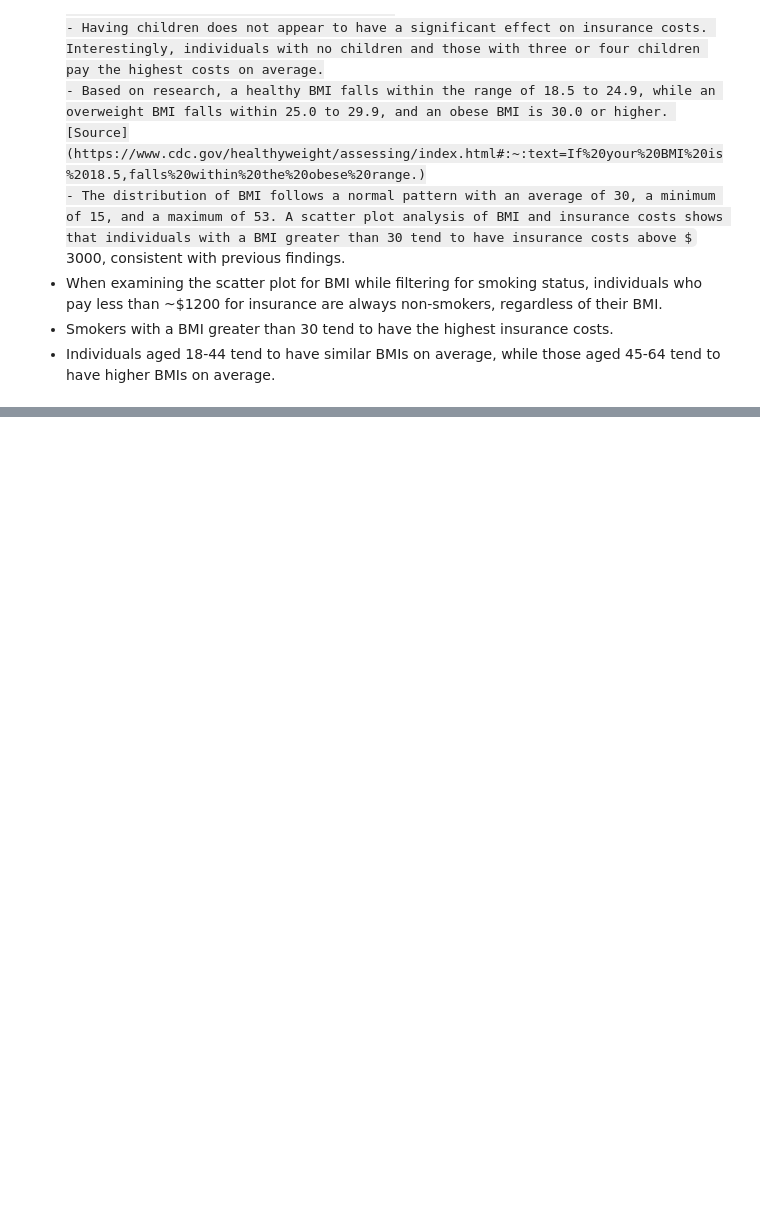
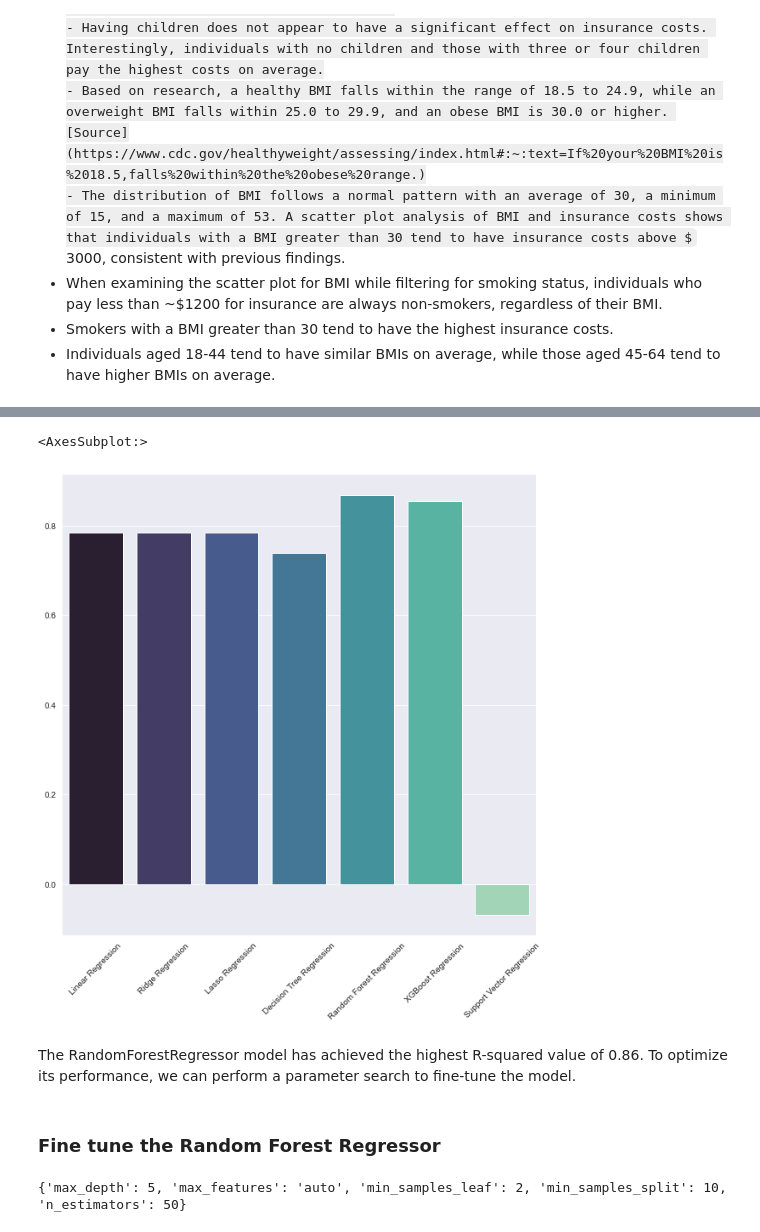
Before and after one commit to utkuozbudak/insurance_forecast, a Jupyter notebook: insurance_forecast.ipynb, the cells around one changed output, grey strips where cells are left out. Saved outputs shown, nothing was run; the diff lists cells and outputs as text; code cells hidden in the pictures; some formulas as TeX source; blank space fills up the shorter version.

```diff
--- a/insurance_forecast.ipynb
+++ b/insurance_forecast.ipynb
@@ -170,0 +181,24 @@ while smokers pay an average of around $3500.
+# %%
+# Split the data into train and test sets
+x_train, x_test, y_train, y_test = train_test_split(data.drop(['charges', 'age_group'], axis=1), data['charges'], test_size=0.2, random_state=42)
+# %%
+# Scale the data
+scaler = StandardScaler()
+x_train = scaler.fit_transform(x_train)
+x_test = scaler.transform(x_test)
+# %%
+# Define several regression models
+scores = {}
+models = [['Linear Regression', LinearRegression()],
+          ['Ridge Regression', Ridge()],
+          ['Lasso Regression', Lasso()],
+          ['Decision Tree Regression', DecisionTreeRegressor()],
+          ['Random Forest Regression', RandomForestRegressor()],
+          ['XGBoost Regression', XGBRegressor()],
+          ['Support Vector Regression', SVR()]]
+# %%
+# Fit the models
+for name, model in models:
+    model.fit(x_train, y_train)
+    scores[name] = r2_score(y_test, model.predict(x_test))
+    print(name, 'R-squared score on test data:', scores[name], 'rmse:', np.sqrt(mean_squared_error(y_test, model.predict(x_test))))
@@ -170,0 +213,12 @@ while smokers pay an average of around $3500.
+# %%
+# Let's see the results
+plt.figure(figsize=(10, 10))
+plt.xticks(rotation=45)
+sns.barplot(x=list(scores.keys()), y=list(scores.values()), palette="mako")
+# %% [output]
+<AxesSubplot:>
+[figure, added]
+# %% [markdown]
+The RandomForestRegressor model has achieved the highest R-squared value of 0.86. To optimize its performance, we can perform a parameter search to fine-tune the model.
+# %% [markdown]
+### Fine tune the Random Forest Regressor
@@ -170,0 +234,12 @@ while smokers pay an average of around $3500.
+# %%
+# Perform grid search
+rf_reg = RandomForestRegressor()
+grid_search = GridSearchCV(estimator=rf_reg, param_grid=param_grid, cv=5)
+
+# Fit the grid search object to the data
+grid_search.fit(x_train, y_train)
+
+# Print the best parameters found
+print(grid_search.best_params_)
+# %% [output]
+{'max_depth': 5, 'max_features': 'auto', 'min_samples_leaf': 2, 'min_samples_split': 10, 'n_estimators': 50}
```
Also changed, not shown: parts of 9 cells of this notebook.
